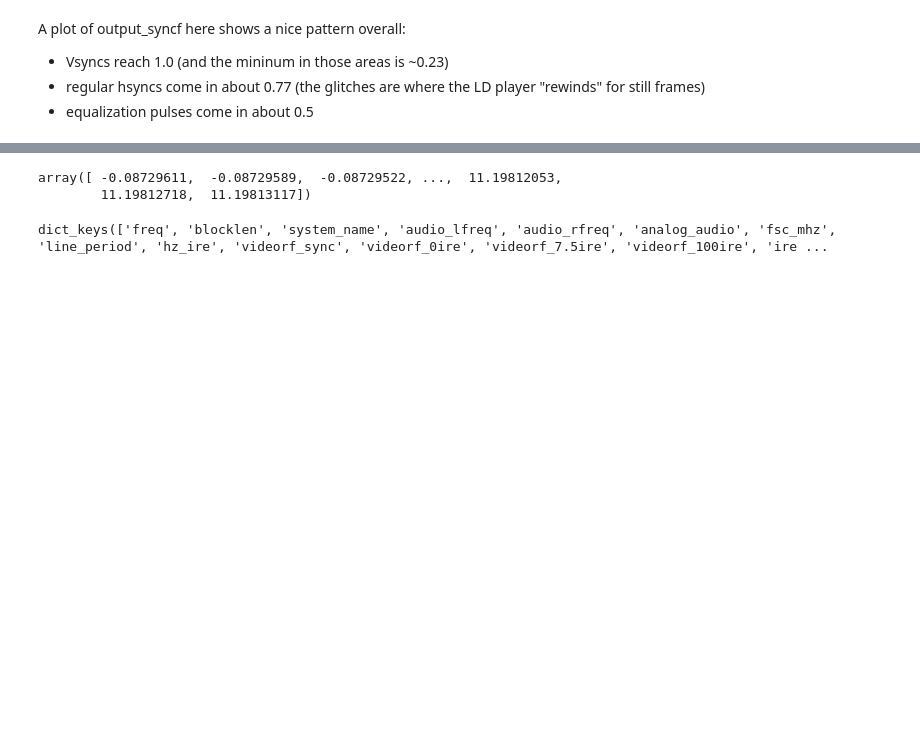
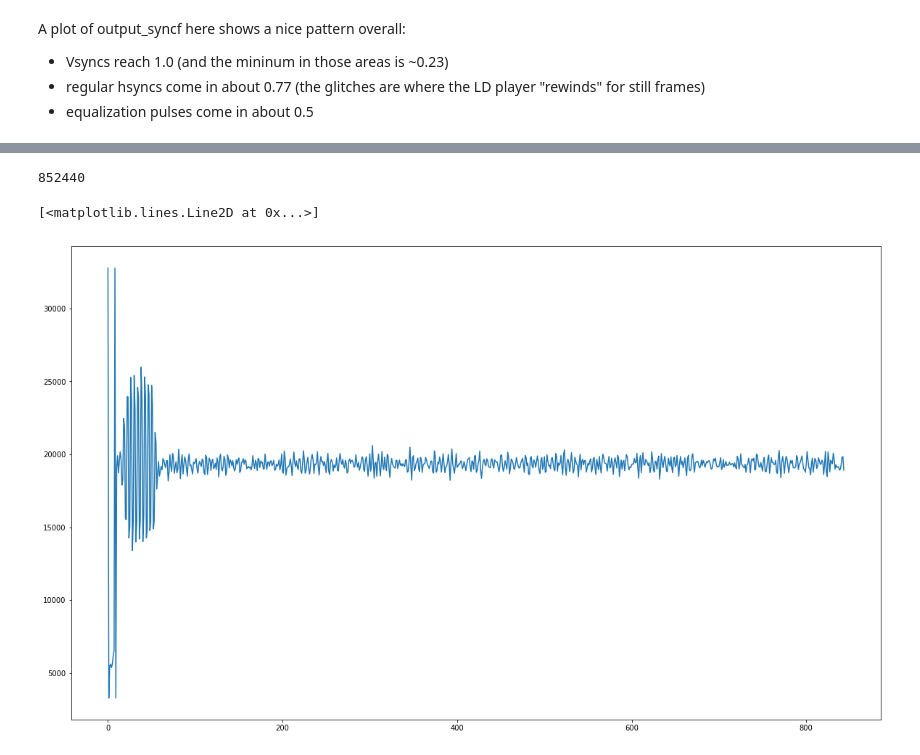
Before and after one commit to happycube/ld-decode, a Jupyter notebook: ld-decoder-dev.ipynb, the cells around one changed output, grey strips where cells are left out. Saved outputs shown, nothing was run; the diff lists cells and outputs as text; code cells hidden in the pictures; blank space fills up the shorter version.

```diff
--- a/ld-decoder-dev.ipynb
+++ b/ld-decoder-dev.ipynb
@@ -248,6 +248,10 @@ try:
     tmp = SysParams['fsc_mhz']
 except:
     SysParams = copy.deepcopy(SysParams_NTSC)
+# %%
+#https://stackoverflow.com/questions/20924085/python-conversion-between-coordinates
+polar2z = lambda r,θ: r * np.exp( 1j * θ )
+deg2rad = lambda θ: θ * (np.pi / 180)
 # %%
 # Load up default parameters
 
@@ -257,6 +261,9 @@ for p in [SysParams_NTSC]:
     for k in p.keys():
         #print(k, p[k])
         params[k] = p[k]
+
+params['MTF'] = sps.zpk2tf(.1, -.5, 1.65)
+params['MTF'] = sps.zpk2tf([], [polar2z(.7,np.pi*12.5/20), polar2z(.7,np.pi*27.5/20)], 1.11)
 # %%
 # (mostly the) old lddecode format for hz->uint16 conversion
 minire = -60
@@ -1848,9 +1203,11 @@ peak at  8.26171875 -1.37705291733e-05
-# %%
-foo
-# %% [output]
-array([ -0.08729611,  -0.08729589,  -0.08729522, ...,  11.19812053,
-        11.19812718,  11.19813117])
-# %%
-filterset.keys()
-# %% [output]
-dict_keys(['freq', 'blocklen', 'system_name', 'audio_lfreq', 'audio_rfreq', 'analog_audio', 'fsc_mhz', 'line_period', 'hz_ire', 'videorf_sync', 'videorf_0ire', 'videorf_7.5ire', 'videorf_100ire', 'ire ...
+# %%
+outfile = open('tmp.tbc', 'wb')
+outfile.write(output_cropped)
+# %% [output]
+852440
+# %%
+l = 3
+plt.plot(output_cropped[l*844:(l + 1) * 844])
+# %% [output]
+[<matplotlib.lines.Line2D at 0x...>]
+[figure, added]
```
Also changed, not shown: parts of 63 cells of this notebook.
